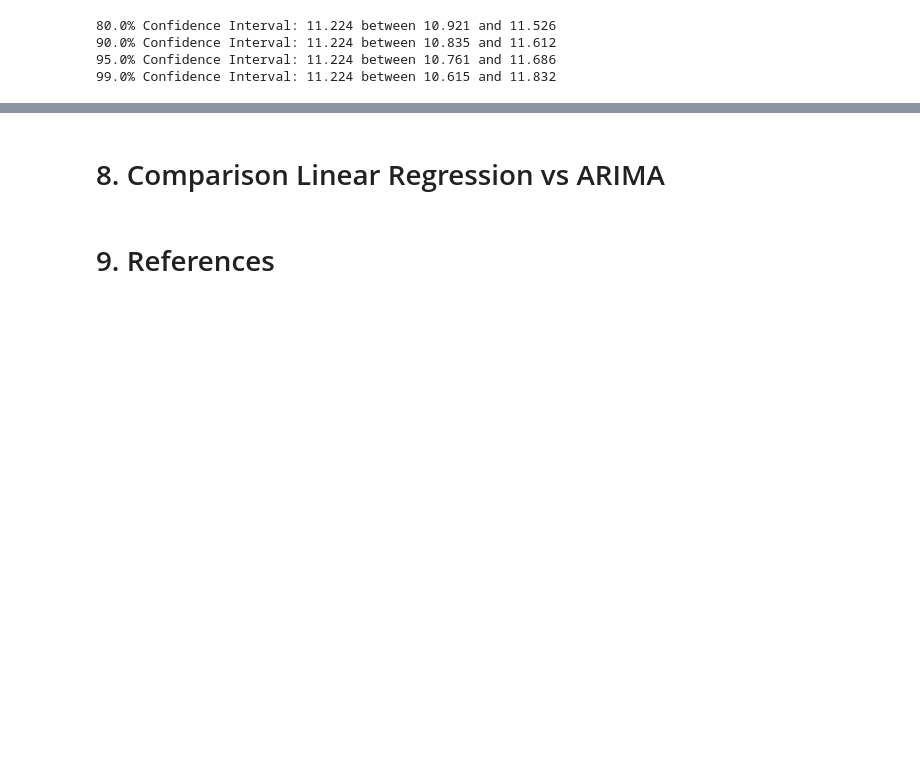
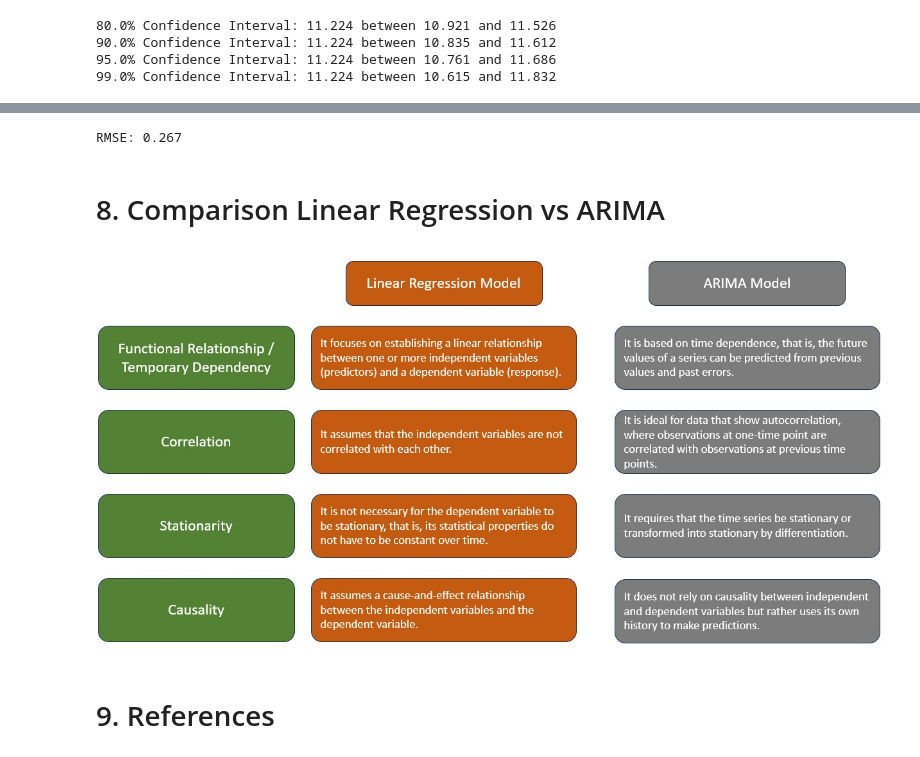
Before and after one commit to FJGM2023015/ML_Stocks_Project, a Jupyter notebook: ML_Stocks_Project.ipynb, the cells around one changed output, grey strips where cells are left out. Cells and saved outputs as stored; diff of their text form; code cells hidden in the pictures; blank space fills up the shorter version.

```diff
--- a/ML_Stocks_Project.ipynb
+++ b/ML_Stocks_Project.ipynb
@@ -960,9 +925,46 @@ RMSE: 0.267
+# %%
+# grid search ARIMA parameters for time series
+import numpy as np
+from statsmodels.tsa.arima.model import ARIMA
+from sklearn.metrics import mean_squared_error
+from math import sqrt
+
+# evaluate an ARIMA model for a given order (2,1,0)
+arima_order = (2, 1, 0)
+
+def evaluate_arima_model(X, arima_order):
+    # Preparar el conjunto de datos de entrenamiento
+    train_size = int(len(X) * 0.66)
+    train, test = X[0:train_size], X[train_size:]
+    history = [x for x in train]
+
+    # Predictions
+    predictions = list()
+    for t in range(len(test)):
+        model = ARIMA(history, order=arima_order)
+        model_fit = model.fit()
+        yhat = model_fit.forecast()[0]
+        predictions.append(yhat)
+        history.append(test[t])
+
+    # Root Mean Square Error
+    rmse = sqrt(mean_squared_error(test, predictions))
+    return rmse
+
+X = df_AMD_stocks_10y['Close'].values
+
+rmse = evaluate_arima_model(X, arima_order)
+print('RMSE: %.3f' % rmse)
+# %% [output]
+RMSE: 0.267
 # %% [markdown]
 <a id='9'></a>
 # 8. Comparison Linear Regression vs ARIMA
 # %%
 from IPython.display import Image
-Image(filename =r'LR_vs_ARIMA.png')
+Image(filename =r'LR_vs_ARIMA.jpg')
+# %% [output]
+[figure, added]
 # %% [markdown]
 <a id='10'></a>
 # 9. References
```
Also changed, not shown: parts of 9 cells of this notebook.
